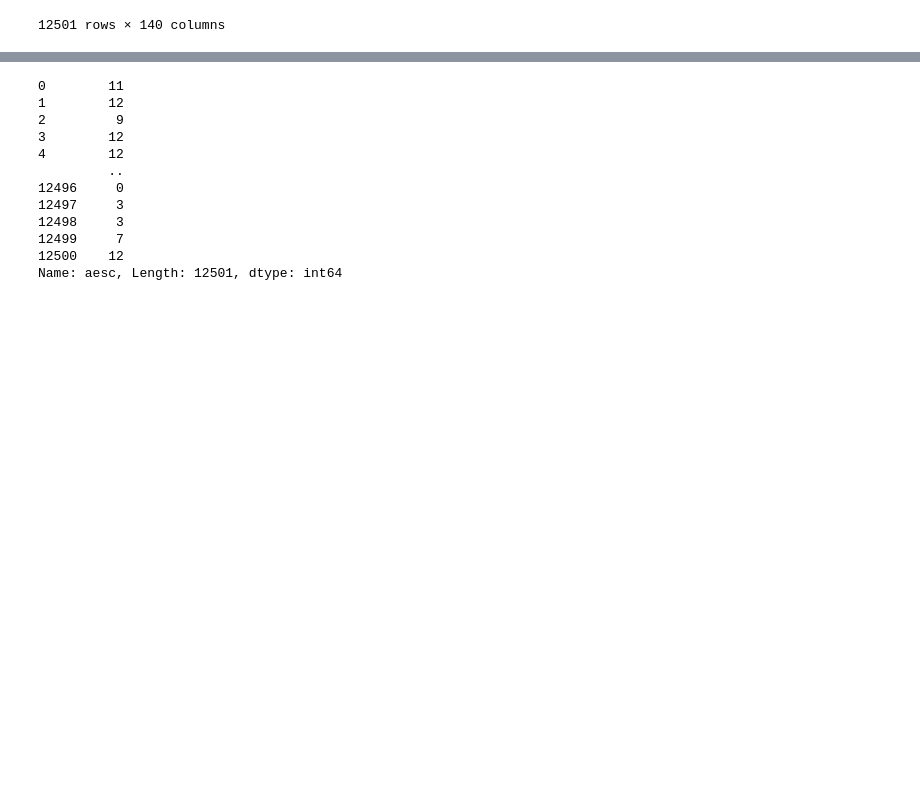
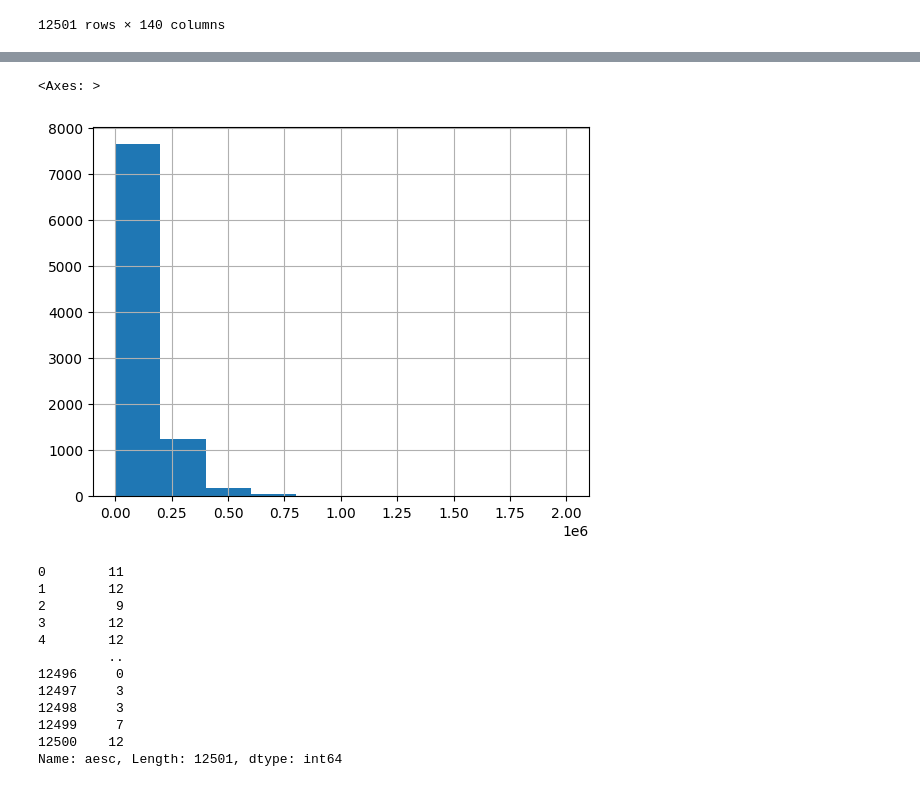
Before and after one commit to rpasquini/econometria-iae, a Jupyter notebook: OLS_2_Ajuste_Propiedades_Test_de_Hipótesis.ipynb, the cells around one changed output, grey strips where cells are left out. Saved outputs shown, nothing was run; the diff lists cells and outputs as text; code cells hidden in the pictures; blank space fills up the shorter version.

```diff
--- a/OLS_2_Ajuste_Propiedades_Test_de_Hipótesis.ipynb
+++ b/OLS_2_Ajuste_Propiedades_Test_de_Hipótesis.ipynb
@@ -37,3 +59,8 @@ df['logingreso']=np.where(df['ingtot_2']>0,np.log(df['ingtot_2']),np.nan)
+# %%
+df['ingreso'].hist()
+# %% [output]
+<Axes: >
+[figure, added]
 # %%
 df['aesc']
 # %% [output]
```
Also changed, not shown: parts of 45 cells of this notebook.
